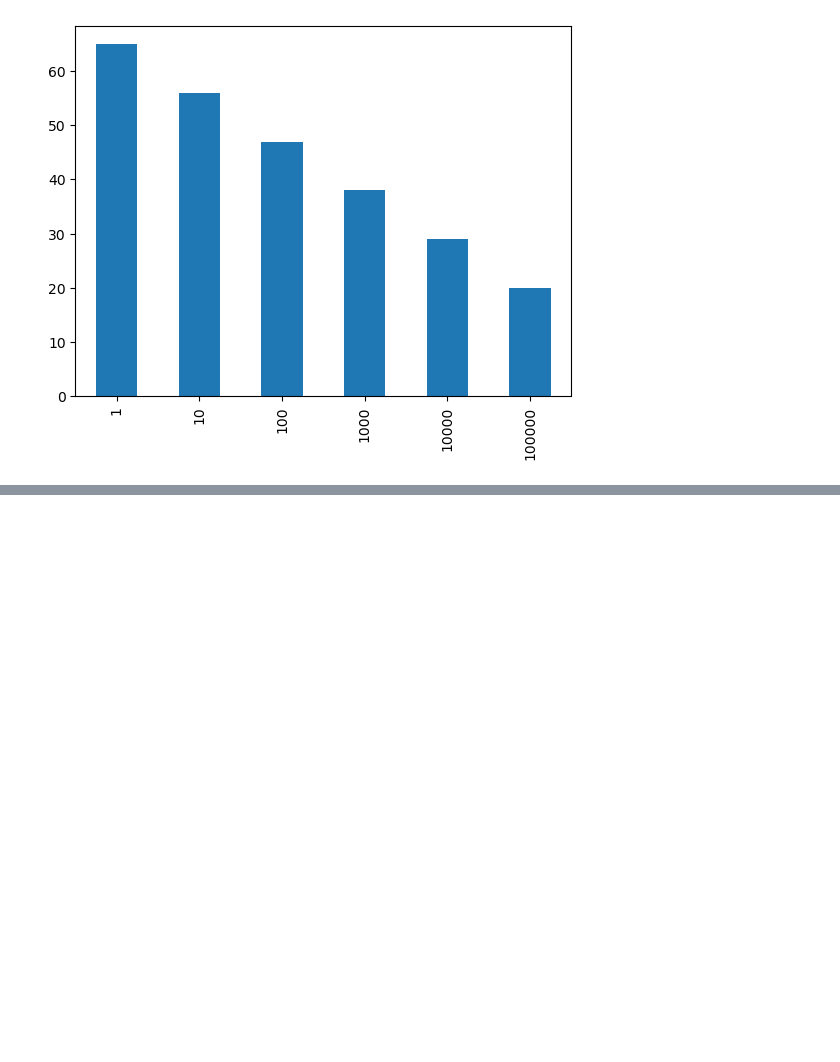
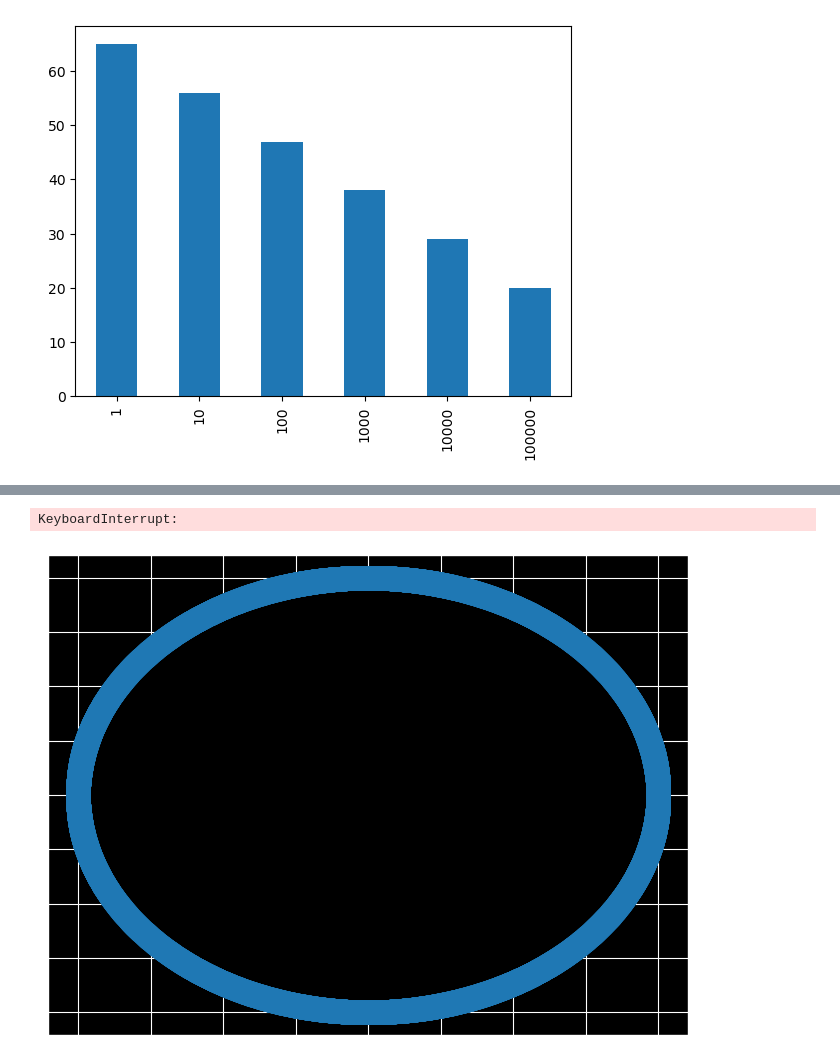
Before and after one commit to MaximKiryakin/Diploma, a Jupyter notebook: diploma.ipynb, the cells around one changed output, grey strips where cells are left out. Cells and saved outputs as stored; diff of their text form; code cells hidden in the pictures; blank space fills up the shorter version.

```diff
--- a/diploma.ipynb
+++ b/diploma.ipynb
@@ -834,0 +699,5 @@ array([[0., 1., 0., 0., 0., 0., 0., 0., 0., 1.],
+# %%
+ff.plot_manufactures_connections_graph()
+# %% [output]
+KeyboardInterrupt:
+[figure, added]
```
Also changed, not shown: parts of 34 cells of this notebook, 2 other files.
